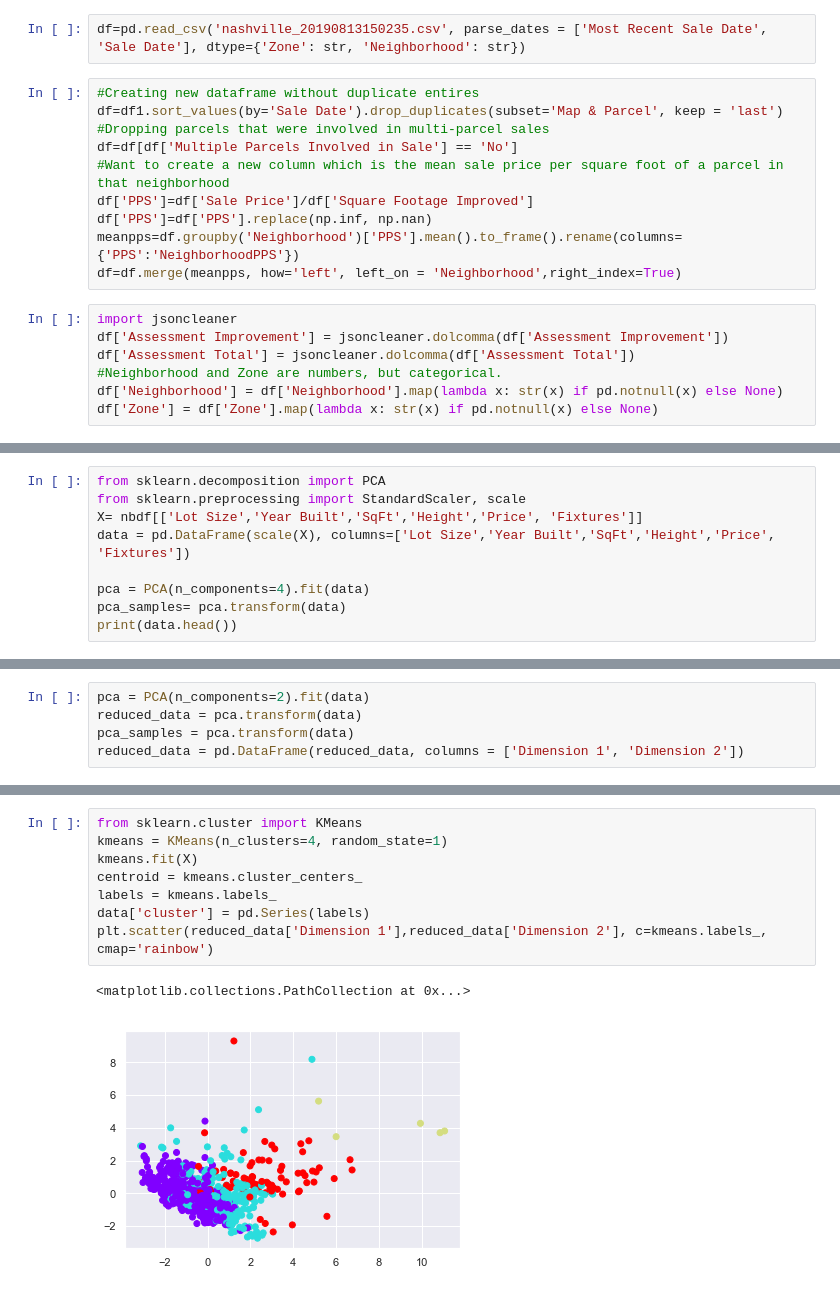
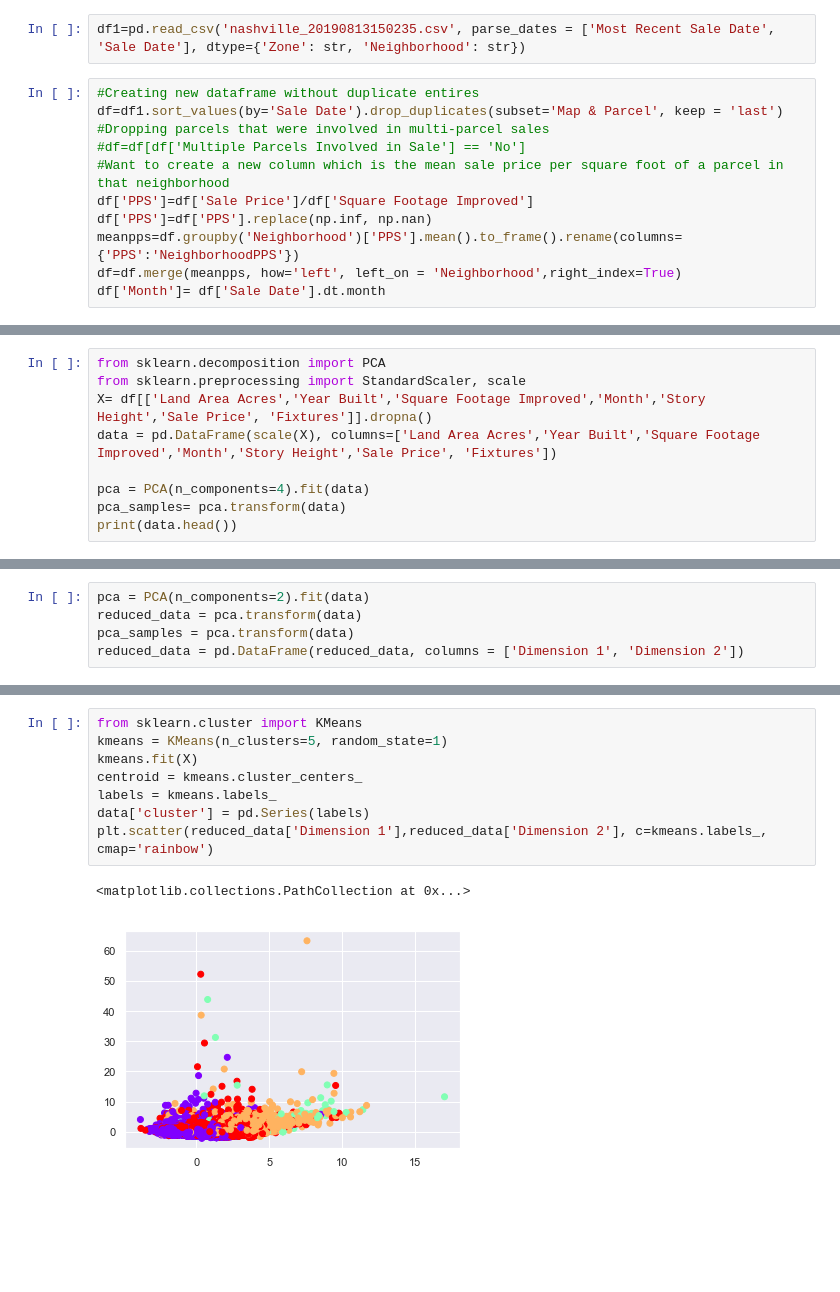
Before and after one commit to drewlehe/Nashville, a Jupyter notebook: PCA-Clustering.ipynb, the cells around one changed output, grey strips where cells are left out. Drawn from its saved outputs; the diff is of its cells as text; blank space fills up the shorter version.

```diff
--- a/PCA-Clustering.ipynb
+++ b/PCA-Clustering.ipynb
@@ -10,21 +6,15 @@ import pandas as pd
 %matplotlib inline
 sns.set(style='darkgrid')
 # %%
-df=pd.read_csv('nashville_20190813150235.csv', parse_dates = ['Most Recent Sale Date', 'Sale Date'], dtype={'Zone': str, 'Neighborhood': str})
+df1=pd.read_csv('nashville_20190813150235.csv', parse_dates = ['Most Recent Sale Date', 'Sale Date'], dtype={'Zone': str, 'Neighborhood': str})
 # %%
 #Creating new dataframe without duplicate entires
 df=df1.sort_values(by='Sale Date').drop_duplicates(subset='Map & Parcel', keep = 'last')
 #Dropping parcels that were involved in multi-parcel sales
-df=df[df['Multiple Parcels Involved in Sale'] == 'No']
+#df=df[df['Multiple Parcels Involved in Sale'] == 'No']
 #Want to create a new column which is the mean sale price per square foot of a parcel in that neighborhood
 df['PPS']=df['Sale Price']/df['Square Footage Improved']
 df['PPS']=df['PPS'].replace(np.inf, np.nan)
 meanpps=df.groupby('Neighborhood')['PPS'].mean().to_frame().rename(columns={'PPS':'NeighborhoodPPS'})
 df=df.merge(meanpps, how='left', left_on = 'Neighborhood',right_index=True)
+df['Month']= df['Sale Date'].dt.month
-# %%
-import jsoncleaner
-df['Assessment Improvement'] = jsoncleaner.dolcomma(df['Assessment Improvement'])
-df['Assessment Total'] = jsoncleaner.dolcomma(df['Assessment Total'])
-#Neighborhood and Zone are numbers, but categorical.
-df['Neighborhood'] = df['Neighborhood'].map(lambda x: str(x) if pd.notnull(x) else None)
-df['Zone'] = df['Zone'].map(lambda x: str(x) if pd.notnull(x) else None)
@@ -77,8 +21,8 @@ nbdf.shape
 # %%
 from sklearn.decomposition import PCA
 from sklearn.preprocessing import StandardScaler, scale
-X= nbdf[['Lot Size','Year Built','SqFt','Height','Price', 'Fixtures']]
-data = pd.DataFrame(scale(X), columns=['Lot Size','Year Built','SqFt','Height','Price', 'Fixtures'])
+X= df[['Land Area Acres','Year Built','Square Footage Improved','Month','Story Height','Sale Price', 'Fixtures']].dropna()
+data = pd.DataFrame(scale(X), columns=['Land Area Acres','Year Built','Square Footage Improved','Month','Story Height','Sale Price', 'Fixtures'])
 
 pca = PCA(n_components=4).fit(data)
 pca_samples= pca.transform(data)
@@ -193,11 +138,11 @@ plt.show()
 # %%
 from sklearn.cluster import KMeans
-kmeans = KMeans(n_clusters=4, random_state=1)
+kmeans = KMeans(n_clusters=5, random_state=1)
 kmeans.fit(X)
 centroid = kmeans.cluster_centers_
 labels = kmeans.labels_
 data['cluster'] = pd.Series(labels)
 plt.scatter(reduced_data['Dimension 1'],reduced_data['Dimension 2'], c=kmeans.labels_, cmap='rainbow')
 # %% [output]
 <matplotlib.collections.PathCollection at 0x...>
-[figure, old version]
+[figure, new version]
```
Also changed, not shown: parts of 13 cells of this notebook, 2 other files.
